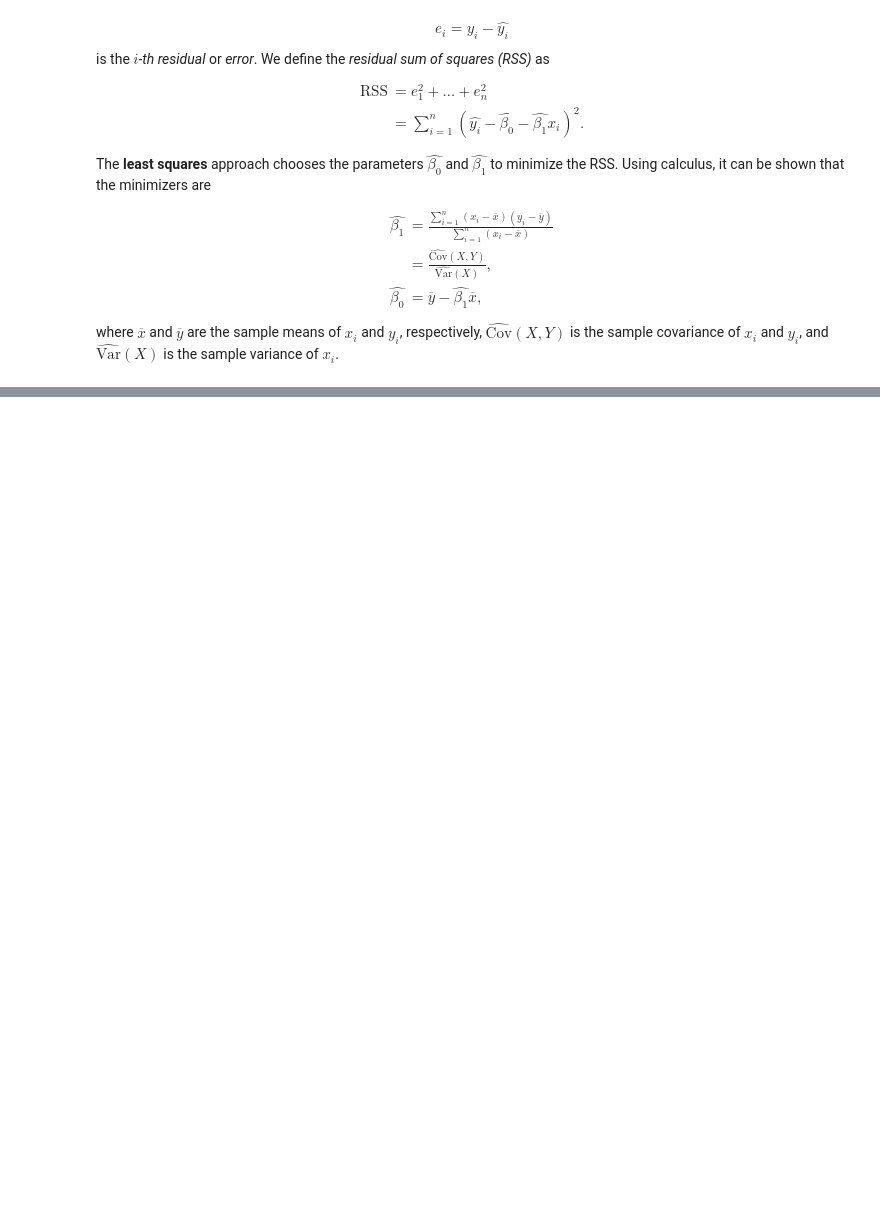
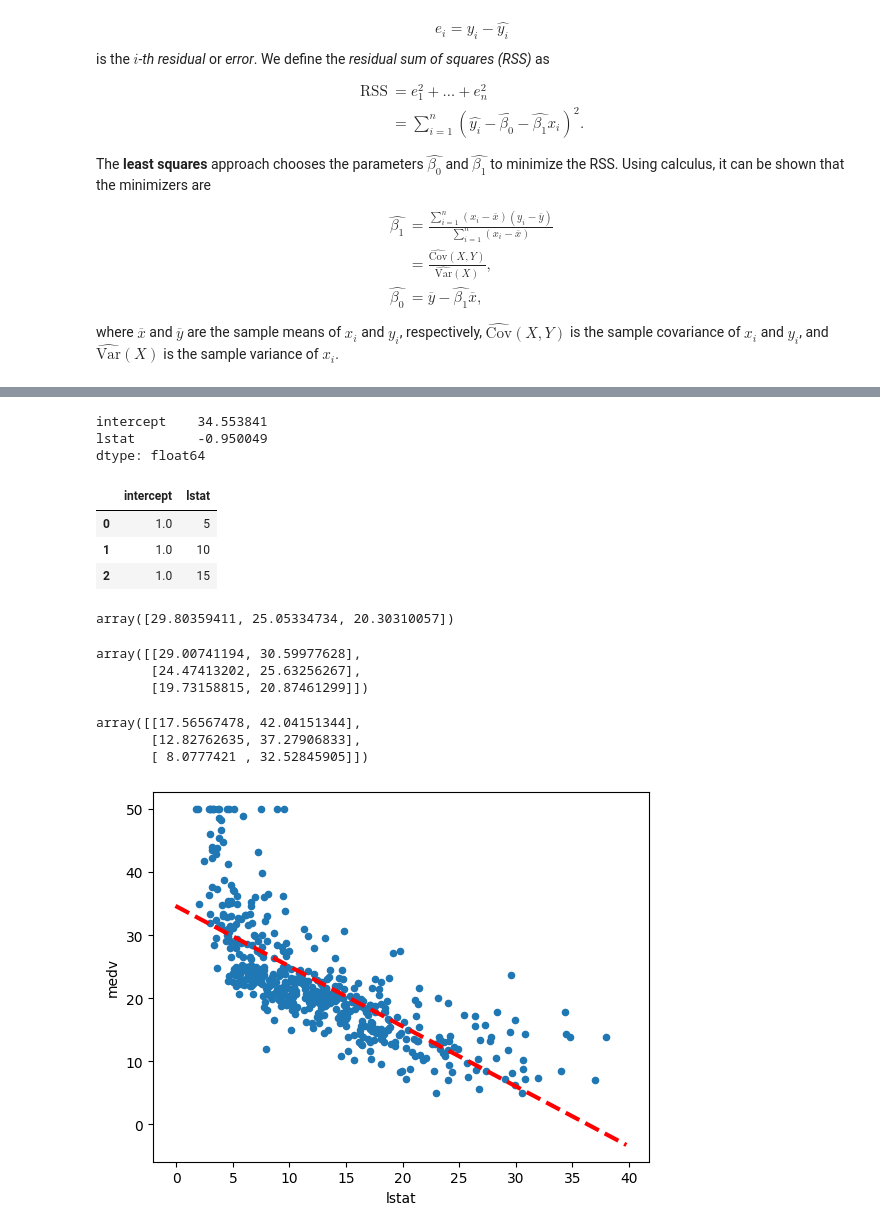
Before and after one commit to darmendariz/isl-python, a Jupyter notebook: 03_linear_regression.ipynb, the cells around one changed output, grey strips where cells are left out. Cells and saved outputs as stored; diff of their text form; code cells hidden in the pictures; blank space fills up the shorter version.

```diff
--- a/03_linear_regression.ipynb
+++ b/03_linear_regression.ipynb
@@ -75,0 +285,3 @@ Practically, we compute a *t-statistic* $$ t = \frac{\hat{\beta_1}-0}{\operatorn
+# %%
+boston = load_data('Boston')
+boston.columns
@@ -75,0 +320,7 @@ Practically, we compute a *t-statistic* $$ t = \frac{\hat{\beta_1}-0}{\operatorn
+# %%
+X = pd.DataFrame({
+    'intercept': np.ones(len(boston)),
+    'lstat': boston['lstat'],
+})
+
+X.head()
@@ -75,0 +336,5 @@ Practically, we compute a *t-statistic* $$ t = \frac{\hat{\beta_1}-0}{\operatorn
+# %%
+y = boston['medv']
+
+model = sm.OLS(y, X)
+results = model.fit()
@@ -75,0 +414,45 @@ Practically, we compute a *t-statistic* $$ t = \frac{\hat{\beta_1}-0}{\operatorn
+# %%
+results.params
+# %% [output]
+intercept    34.553841
+lstat        -0.950049
+dtype: float64
+# %%
+new_df = pd.DataFrame({
+    'lstat': [5, 10, 15],
+})
+newX = design.transform(new_df)
+newX
+# %% [output]
+|  | intercept | lstat |
+| 0 | 1.0 | 5 |
+| 1 | 1.0 | 10 |
+| 2 | 1.0 | 15 |
+# %%
+new_predictions = results.get_prediction(newX)
+new_predictions.predicted_mean
+# %% [output]
+array([29.80359411, 25.05334734, 20.30310057])
+# %%
+new_predictions.conf_int(alpha=0.05)
+# %% [output]
+array([[29.00741194, 30.59977628],
+       [24.47413202, 25.63256267],
+       [19.73158815, 20.87461299]])
+# %%
+new_predictions.conf_int(obs=True, alpha=0.05)
+# %% [output]
+array([[17.56567478, 42.04151344],
+       [12.82762635, 37.27906833],
+       [ 8.0777421 , 32.52845905]])
+# %%
+def abline(ax, b, m, *args, **kwargs):
+    "Add a line with slope m and intercept b to ax"
+    xlim = ax.get_xlim()
+    ylim = [m * xlim[0] + b, m * xlim[1] + b]
+    ax.plot(xlim, ylim, *args, **kwargs)
+# %%
+ax = boston.plot.scatter(x='lstat', y='medv')
+abline(ax, results.params['intercept'], results.params['lstat'], 'r--', linewidth=3)
+# %% [output]
+[figure, added]
```
Also changed, not shown: parts of 47 cells of this notebook.
